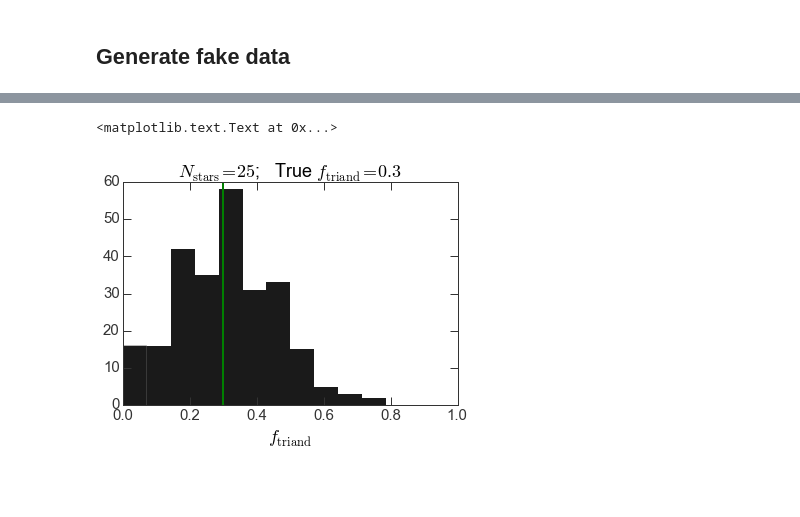
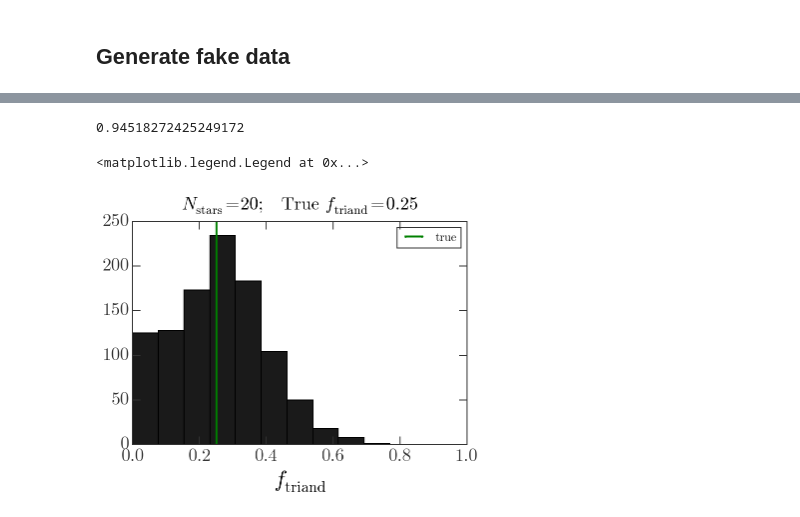
Before and after one commit to adrn/TriandRRLyrae, a Jupyter notebook: notebooks/Mixture model.ipynb, the cells around one changed output, grey strips where cells are left out. Drawn from its saved outputs; the diff is of its cells as text; code cells hidden in the pictures; blank space fills up the shorter version.

```diff
--- a/notebooks/Mixture model.ipynb
+++ b/notebooks/Mixture model.ipynb
@@ -37,13 +37,13 @@ class FakeDataMaker(object):
 
         # observe the velocities with known uncertainties
         if sigma_v is None:
-            sigma_v = np.random.uniform(20.,25,size=N)
+            sigma_v = np.random.uniform(15.,20,size=N)
         v = np.random.normal(true_vs, sigma_v)
 
         return v, sigma_v
 
-true_f_triand = 0.3
-datamaker = FakeDataMaker(thetas=[[100.,25.], [0., 110.]],
+true_f_triand = 0.25
+datamaker = FakeDataMaker(thetas=[[50.,20.], [0., 150.]],
                           weights=[true_f_triand, 1-true_f_triand])
 vs,sigma_vs = datamaker.generate(N=100)
 # %%
@@ -93,9 +108,9 @@ plt.axvline(true_f_triand, color='g', linewidth=2.)
 # %%
-ntrials = 256
+ntrials = 1024
 all_lls = []
 
 for i in range(ntrials):
-    vs,sigma_vs = datamaker.generate(N=25)
+    vs,sigma_vs = datamaker.generate(N=20)
 
     lls = []
     fs = np.linspace(0., 1., 100)
@@ -115,0 +133,24 @@ plt.xlabel(r"$f_{\rm triand}$")
+# %%
+in_onesigma = []
+for i in range(ntrials):
+    vs,sigma_vs = datamaker.generate(N=20)
+
+    p0 = np.random.uniform(size=(32,1))
+    sampler = emcee.EnsembleSampler(32, 1, ln_prob, args=(vs, sigma_vs, datamaker))
+    pos,_,_ = sampler.run_mcmc(p0, 32)
+
+#     for chain in sampler.chain:
+#         plt.plot(np.arange(-len(chain),0), chain[:,0], marker=None, drawstyle='steps', alpha=0.1)
+
+    sampler.reset()
+    sampler.run_mcmc(pos, 256)
+
+#     for chain in sampler.chain:
+#         plt.plot(chain[:,0], marker=None, drawstyle='steps', alpha=0.1)
+
+    mean_f = np.mean(sampler.flatchain[:,0])
+    std_f = np.mean(sampler.flatchain[:,0])
+
+    derp = (mean_f - std_f) < true_f_triand < (mean_f + std_f)
+    print(derp)
+    in_onesigma.append(derp)
@@ -116,8 +198,16 @@ plt.xlabel(r"$f_{\rm triand}$")
+# %%
+in_onesigma = np.array(in_onesigma)
+
+in_onesigma.sum() / float(len(in_onesigma))
+# %% [output]
+0.94518272425249172
 # %%
-plt.hist(fs[all_lls.argmax(axis=1)], bins=np.linspace(0.,1.,15))
-plt.axvline(true_f_triand, color='g', linewidth=2.)
-plt.title(r"$N_{{\rm stars}} = {}$;   True $f_{{\rm triand}} = {}$".format(len(vs), true_f_triand), fontsize=18)
+plt.hist(fs[all_lls.argmax(axis=1)], bins=np.linspace(0.,1.,14), edgecolor='k')
+plt.axvline(true_f_triand, color='g', linewidth=2., label='true')
+plt.title(r"$N_{{\rm stars}} = {}$;   True $f_{{\rm triand}} = {}$".format(len(vs), true_f_triand),
+          fontsize=18, y=1.03)
 plt.xlabel(r"$f_{\rm triand}$")
+plt.legend()
 # %% [output]
-<matplotlib.text.Text at 0x...>
+<matplotlib.legend.Legend at 0x...>
-[figure, old version]
+[figure, new version]
```
Also changed, not shown: parts of 7 cells of this notebook, 5 other files.
